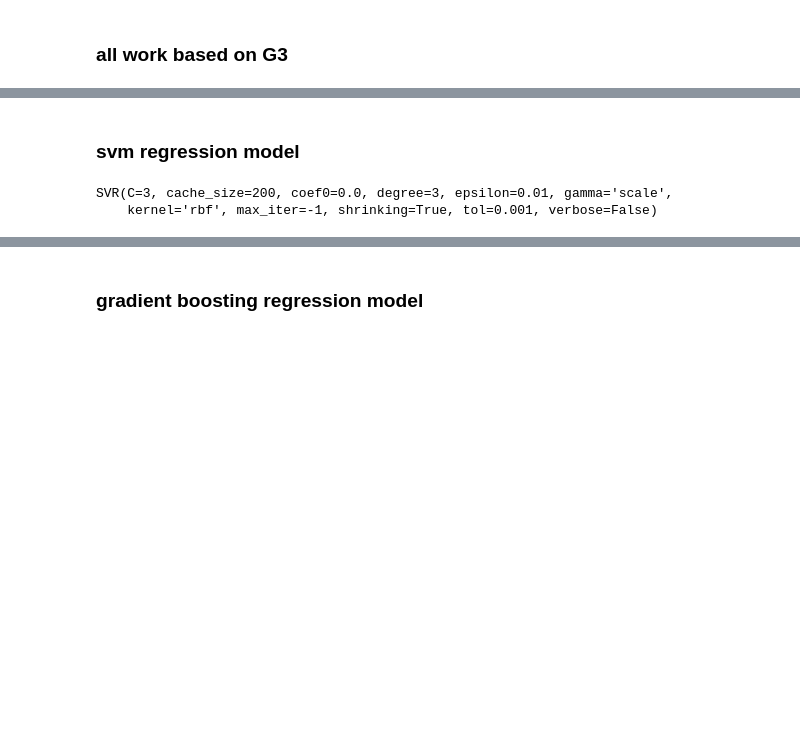
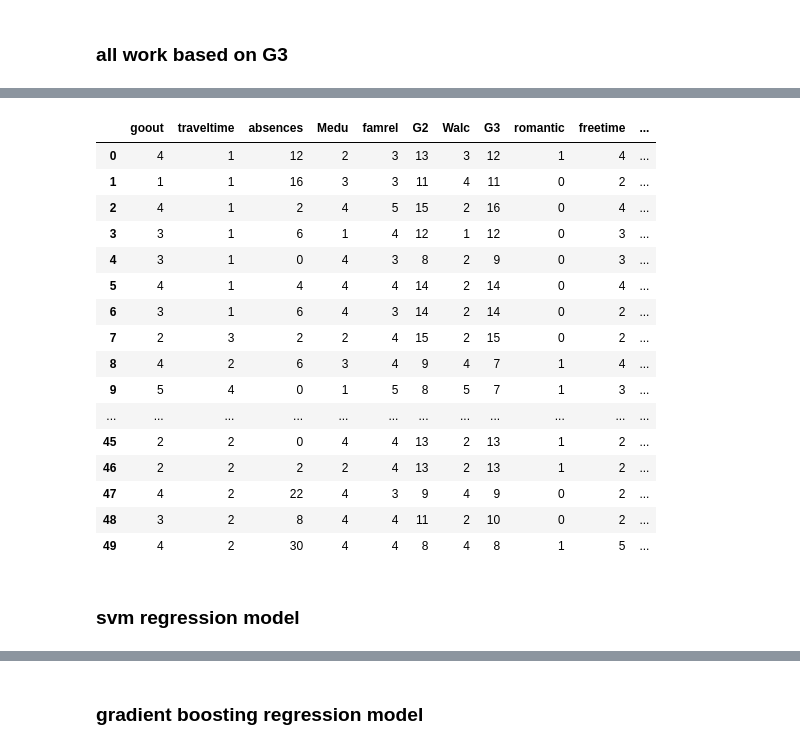
Before and after one commit to cheng1999/Student-Performance-Predict, a Jupyter notebook: data science final project Math_part.ipynb, the cells around one changed output, grey strips where cells are left out. Saved outputs shown, nothing was run; the diff lists cells and outputs as text; code cells hidden in the pictures; blank space fills up the shorter version.

```diff
--- a/data science final project Math_part.ipynb
+++ b/data science final project Math_part.ipynb
@@ -535,0 +419,7 @@ array([[38, 12],
+# %%
+def replace_num(df):
+    binary_data = df[["school","sex","address","famsize","Pstatus","schoolsup","famsup","activities","nursery","higher","internet"]]
+    binary_data = binary_data.replace(0,-1)
+    df = df.drop(columns = ["school","sex","address","famsize","Pstatus","schoolsup","famsup","activities","nursery","higher","internet"])
+    df = pd.concat([df,binary_data], axis = 1)
+    return df
@@ -535,0 +839,8 @@ array([[38, 12],
+# %%
+def data_preprocessing(df):
+    df, a = categorical_transform(df)
+    test_result = df[["G1", "G2", "G3"]]
+    test_pass_fail = result_to_pass_fail(test_result, 60, 0.6)
+    df['pass_fail'] = test_pass_fail.values()
+    df = replace_num(df)
+    return df
@@ -659,0 +999,9 @@ categorical_dic
+# %%
+rd.seed(2029)
+data_dict_2 = data_math_2.to_dict("index")
+data_dict_list_2 = list(data_dict_2)
+test_index_2 = rd.sample(data_dict_list_2, k = 50)
+data_reg_train, data_reg_test = train_test_seperate(data_dict_2, data_dict_list_2, test_index_2)
+# %%
+data_train_reg_2 = data_preprocessing(data_reg_train)
+data_test_reg_2 = data_preprocessing(data_reg_test)
@@ -660,2 +1024,22 @@ categorical_dic
+# %%
+data_test_reg_2
+# %% [output]
+|  | goout | traveltime | absences | Medu | famrel | G2 | Walc | G3 | romantic | freetime | ... |
+| 0 | 4 | 1 | 12 | 2 | 3 | 13 | 3 | 12 | 1 | 4 | ... |
+| 1 | 1 | 1 | 16 | 3 | 3 | 11 | 4 | 11 | 0 | 2 | ... |
+| 2 | 4 | 1 | 2 | 4 | 5 | 15 | 2 | 16 | 0 | 4 | ... |
+| 3 | 3 | 1 | 6 | 1 | 4 | 12 | 1 | 12 | 0 | 3 | ... |
+| 4 | 3 | 1 | 0 | 4 | 3 | 8 | 2 | 9 | 0 | 3 | ... |
+| 5 | 4 | 1 | 4 | 4 | 4 | 14 | 2 | 14 | 0 | 4 | ... |
+| 6 | 3 | 1 | 6 | 4 | 3 | 14 | 2 | 14 | 0 | 2 | ... |
+| 7 | 2 | 3 | 2 | 2 | 4 | 15 | 2 | 15 | 0 | 2 | ... |
+| 8 | 4 | 2 | 6 | 3 | 4 | 9 | 4 | 7 | 1 | 4 | ... |
+| 9 | 5 | 4 | 0 | 1 | 5 | 8 | 5 | 7 | 1 | 3 | ... |
+| ... | ... | ... | ... | ... | ... | ... | ... | ... | ... | ... | ... |
+| 45 | 2 | 2 | 0 | 4 | 4 | 13 | 2 | 13 | 1 | 2 | ... |
+| 46 | 2 | 2 | 2 | 2 | 4 | 13 | 2 | 13 | 1 | 2 | ... |
+| 47 | 4 | 2 | 22 | 4 | 3 | 9 | 4 | 9 | 0 | 2 | ... |
+| 48 | 3 | 2 | 8 | 4 | 4 | 11 | 2 | 10 | 0 | 2 | ... |
+| 49 | 4 | 2 | 30 | 4 | 4 | 8 | 4 | 8 | 1 | 5 | ... |
 # %% [markdown]
 ### svm regression model
@@ -671,7 +1055,4 @@ from sklearn.model_selection import cross_validate
 # %%
-svm_regressor = SVR(C = 3, epsilon = 0.01)
-svm_regressor.fit(train_x, train_y)
+#svm_regressor = SVR(C = 3, epsilon = 0.01,kernel = 'linear')
+#svm_regressor.fit(train_x, train_y)
-# %% [output]
-SVR(C=3, cache_size=200, coef0=0.0, degree=3, epsilon=0.01, gamma='scale',
-    kernel='rbf', max_iter=-1, shrinking=True, tol=0.001, verbose=False)
 # %%
```
Also changed, not shown: parts of 202 cells of this notebook.
